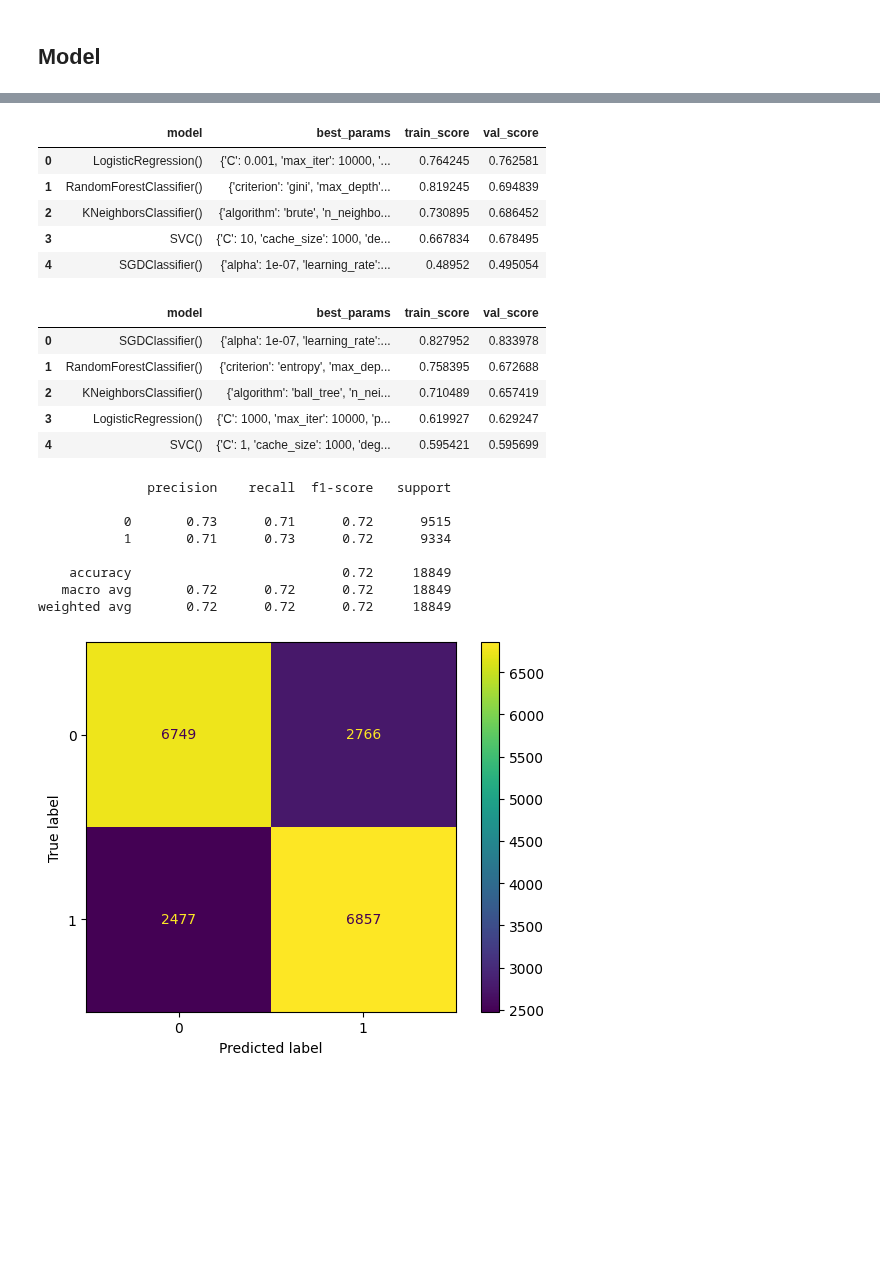
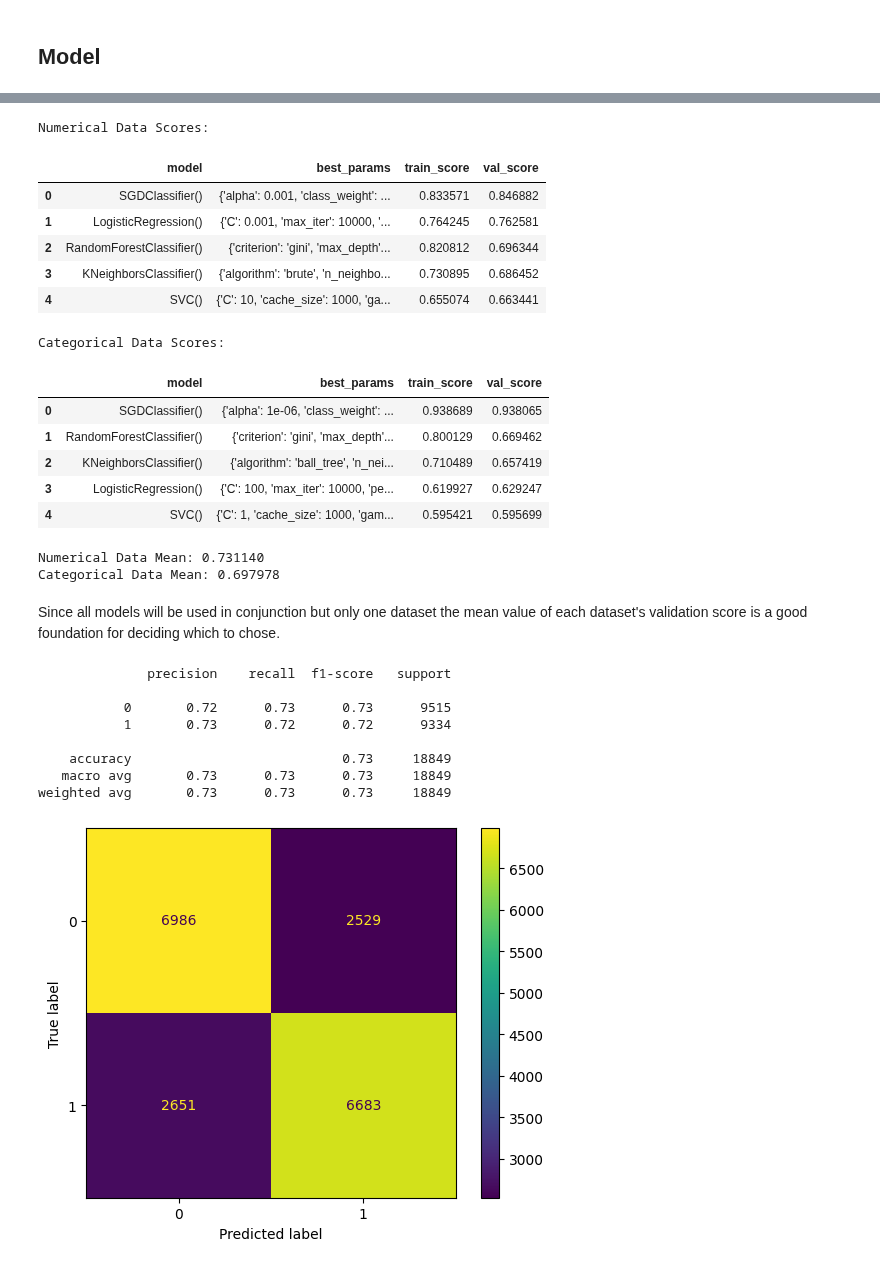
Before and after one commit to AlbotGoodman/machine-learning, a Jupyter notebook: lab/report.ipynb, the cells around one changed output, grey strips where cells are left out. Drawn from its saved outputs; the diff is of its cells as text; code cells hidden in the pictures; blank space fills up the shorter version.

```diff
--- a/lab/report.ipynb
+++ b/lab/report.ipynb
@@ -99,0 +106,3 @@ df_cat = pd.get_dummies(df_cat, columns=["gender", "bmi_cat", "ap_cat"])
+# %%
+model_num = Modelling(df_num).split_data().scale_data().tuning()
+model_cat = Modelling(df_cat).split_data().scale_data().tuning()
@@ -110,3 +117,0 @@ df_cat = pd.get_dummies(df_cat, columns=["gender", "bmi_cat", "ap_cat"])
-# %%
-model_num = Modelling(df_num)
-model_cat = Modelling(df_cat)
@@ -116,35 +118,46 @@ model_cat.split_data().scale_data().tuning()
 # %%
 num_scores = model_num.scoreboard("num_scores")
 cat_scores = model_cat.scoreboard("cat_scores")
+print("Numerical Data Scores:")
+display(num_scores.table)
+print("\nCategorical Data Scores:")
+display(cat_scores.table)
+# %% [output]
+Numerical Data Scores:
+|  | model | best_params | train_score | val_score |
+| 0 | SGDClassifier() | {'alpha': 0.001, 'class_weight': ... | 0.833571 | 0.846882 |
+| 1 | LogisticRegression() | {'C': 0.001, 'max_iter': 10000, '... | 0.764245 | 0.762581 |
+| 2 | RandomForestClassifier() | {'criterion': 'gini', 'max_depth'... | 0.820812 | 0.696344 |
+| 3 | KNeighborsClassifier() | {'algorithm': 'brute', 'n_neighbo... | 0.730895 | 0.686452 |
+| 4 | SVC() | {'C': 10, 'cache_size': 1000, 'ga... | 0.655074 | 0.663441 |
+Categorical Data Scores:
+|  | model | best_params | train_score | val_score |
+| 0 | SGDClassifier() | {'alpha': 1e-06, 'class_weight': ... | 0.938689 | 0.938065 |
+| 1 | RandomForestClassifier() | {'criterion': 'gini', 'max_depth'... | 0.800129 | 0.669462 |
+| 2 | KNeighborsClassifier() | {'algorithm': 'ball_tree', 'n_nei... | 0.710489 | 0.657419 |
+| 3 | LogisticRegression() | {'C': 100, 'max_iter': 10000, 'pe... | 0.619927 | 0.629247 |
+| 4 | SVC() | {'C': 1, 'cache_size': 1000, 'gam... | 0.595421 | 0.595699 |
-# %%
-display(num_scores.table)
-display(cat_scores.table)
-# %% [output]
-|  | model | best_params | train_score | val_score |
-| 0 | LogisticRegression() | {'C': 0.001, 'max_iter': 10000, '... | 0.764245 | 0.762581 |
-| 1 | RandomForestClassifier() | {'criterion': 'gini', 'max_depth'... | 0.819245 | 0.694839 |
-| 2 | KNeighborsClassifier() | {'algorithm': 'brute', 'n_neighbo... | 0.730895 | 0.686452 |
-| 3 | SVC() | {'C': 10, 'cache_size': 1000, 'de... | 0.667834 | 0.678495 |
-| 4 | SGDClassifier() | {'alpha': 1e-07, 'learning_rate':... | 0.48952 | 0.495054 |
-|  | model | best_params | train_score | val_score |
-| 0 | SGDClassifier() | {'alpha': 1e-07, 'learning_rate':... | 0.827952 | 0.833978 |
-| 1 | RandomForestClassifier() | {'criterion': 'entropy', 'max_dep... | 0.758395 | 0.672688 |
-| 2 | KNeighborsClassifier() | {'algorithm': 'ball_tree', 'n_nei... | 0.710489 | 0.657419 |
-| 3 | LogisticRegression() | {'C': 1000, 'max_iter': 10000, 'p... | 0.619927 | 0.629247 |
-| 4 | SVC() | {'C': 1, 'cache_size': 1000, 'deg... | 0.595421 | 0.595699 |
+# %%
+print(f"Numerical Data Mean: {num_scores.table["val_score"].mean():.6f}")
+print(f"Categorical Data Mean: {cat_scores.table["val_score"].mean():.6f}")
+# %% [output]
+Numerical Data Mean: 0.731140
+Categorical Data Mean: 0.697978
+# %% [markdown]
+Since all models will be used in conjunction but only one dataset the mean value of each dataset's validation score is a good foundation for deciding which to chose.
 # %%
-ensemble = Modelling(df_cat)
+ensemble = Modelling(df_num)
 ensemble.voting_split()
-ensemble._table = cat_scores.table.copy()
+ensemble._table = num_scores.table.copy()
 vote_clf = ensemble.voting()
 ensemble.evaluation(vote_clf)
 # %% [output]
               precision    recall  f1-score   support
 
-           0       0.73      0.71      0.72      9515
-           1       0.71      0.73      0.72      9334
+           0       0.72      0.73      0.73      9515
+           1       0.73      0.72      0.72      9334
 
-    accuracy                           0.72     18849
-   macro avg       0.72      0.72      0.72     18849
-weighted avg       0.72      0.72      0.72     18849
+    accuracy                           0.73     18849
+   macro avg       0.73      0.73      0.73     18849
+weighted avg       0.73      0.73      0.73     18849
-[figure, old version]
+[figure, new version]
```
Also changed, not shown: parts of 13 cells of this notebook, 3 other files.
